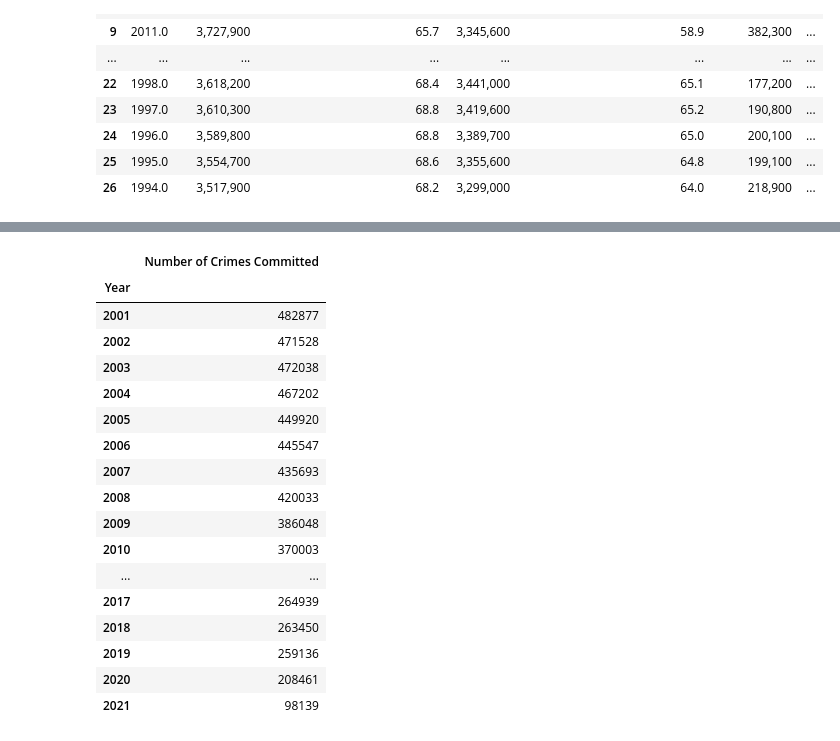
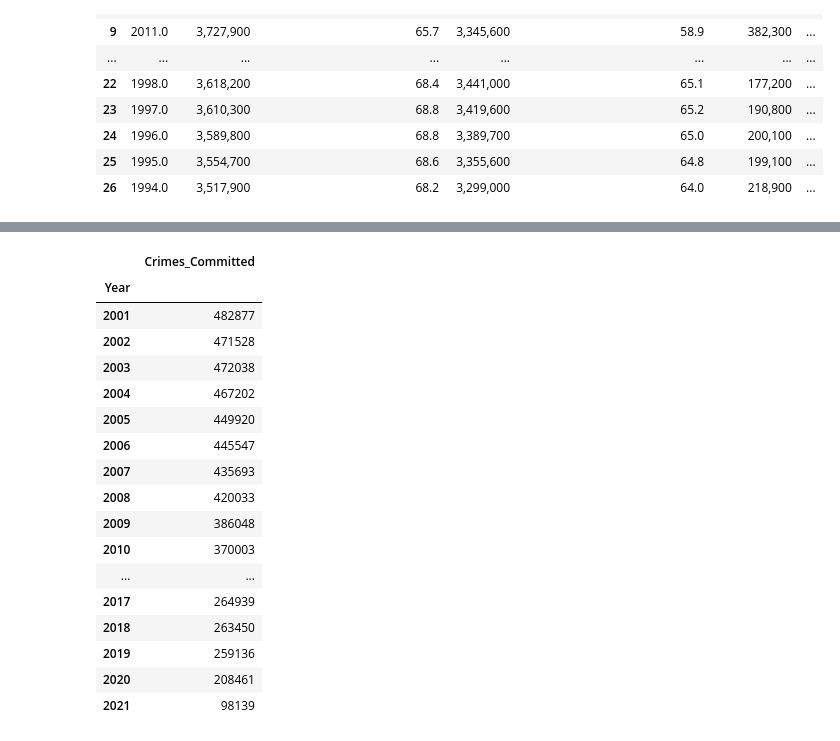
Before and after one commit to PatrickBarrett1/ETL_project, a Jupyter notebook: ETL-project.ipynb, the cells around one changed output, grey strips where cells are left out. Saved outputs shown, nothing was run; the diff lists cells and outputs as text; code cells hidden in the pictures.

```diff
--- a/ETL-project.ipynb
+++ b/ETL-project.ipynb
@@ -117,13 +69,13 @@ chicago_crimes.sort_index(inplace=True)
 # %%
 crime_count = chicago_crimes.groupby('Year')['Primary Type'].count()
 # %%
-crime_count_dict = {'Number of Crimes Committed': crime_count}
+crime_count_dict = {'Crimes_Committed': crime_count}
 crime_count_df = pd.DataFrame(crime_count_dict)
-#crime_count_df.sort_index(ascending=False)
+crime_count_df.sort_index(ascending=False)
 crime_count_df.reset_index()
 crime_count_df
 # %% [output]
-|  | Number of Crimes Committed |
+|  | Crimes_Committed |
 | Year |  |
 | 2001 | 482877 |
 | 2002 | 471528 |
```
Also changed, not shown: parts of 14 cells of this notebook.
